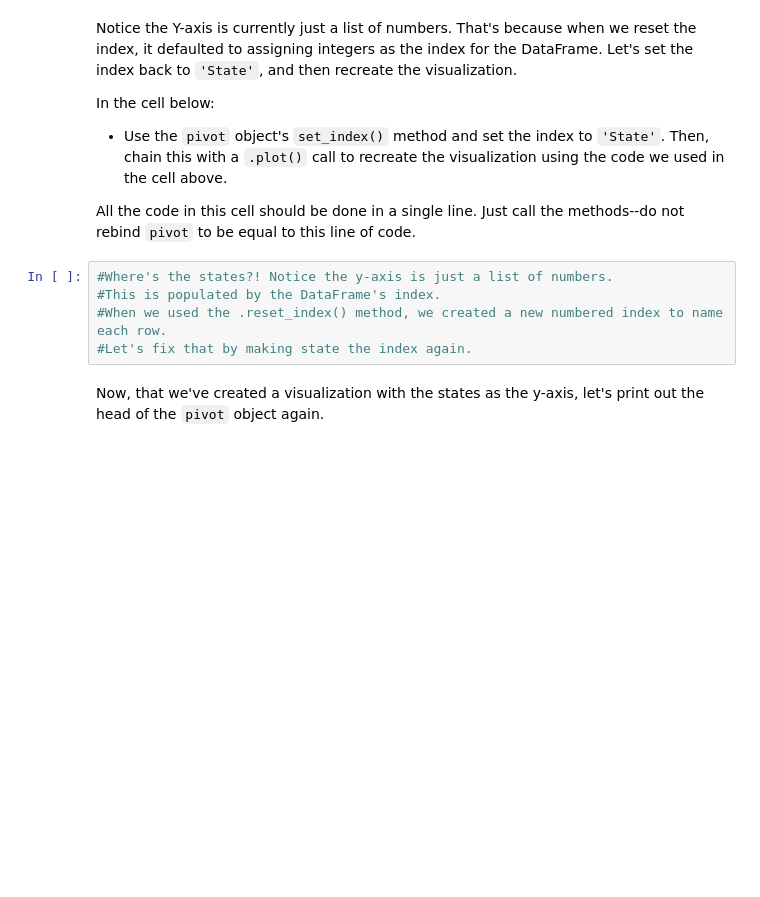
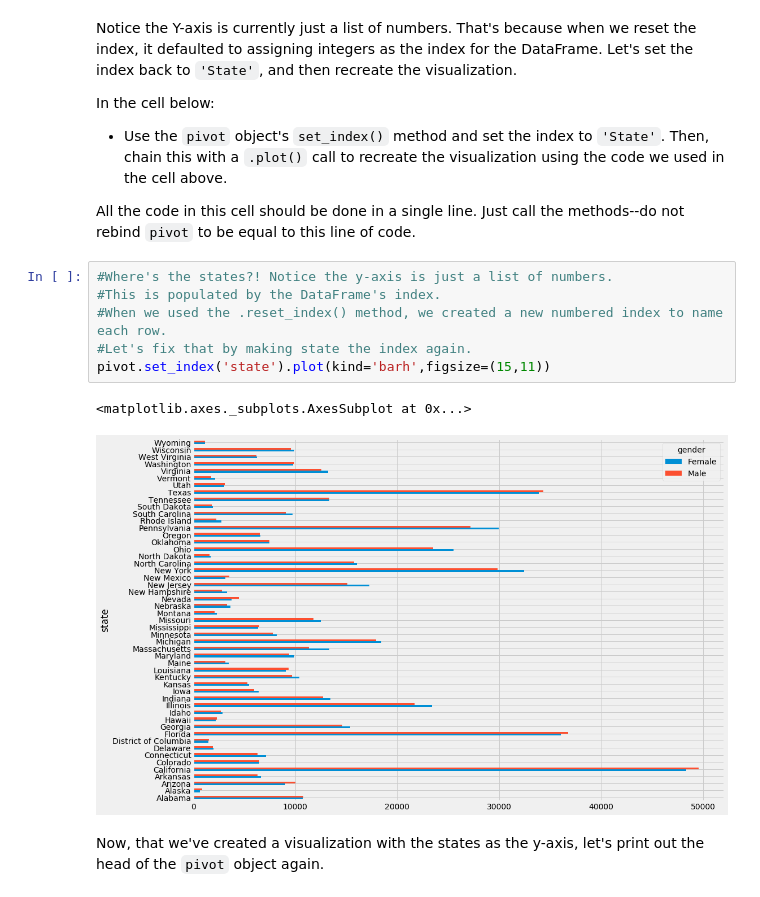
Before and after one commit to climatebrad/dsc-pivot-tables-pandas-lab-dc-ds-100719, a Jupyter notebook: index-brad.ipynb, the cells around one changed output. Drawn from its saved outputs; the diff is of its cells as text; blank space fills up the shorter version.

```diff
--- a/index-brad.ipynb
+++ b/index-brad.ipynb
@@ -343,8 +411,12 @@ All the code in this cell should be done in a single line.  Just call the method
 # %%
 #Where's the states?! Notice the y-axis is just a list of numbers.
 #This is populated by the DataFrame's index.
 #When we used the .reset_index() method, we created a new numbered index to name each row.
 #Let's fix that by making state the index again.
+pivot.set_index('state').plot(kind='barh',figsize=(15,11))
+# %% [output]
+<matplotlib.axes._subplots.AxesSubplot at 0x...>
+[figure, added]
 # %% [markdown]
 Now, that we've created a visualization with the states as the y-axis, let's print out the head of the `pivot` object again.
 # %%
```
Also changed, not shown: parts of 24 cells of this notebook.
